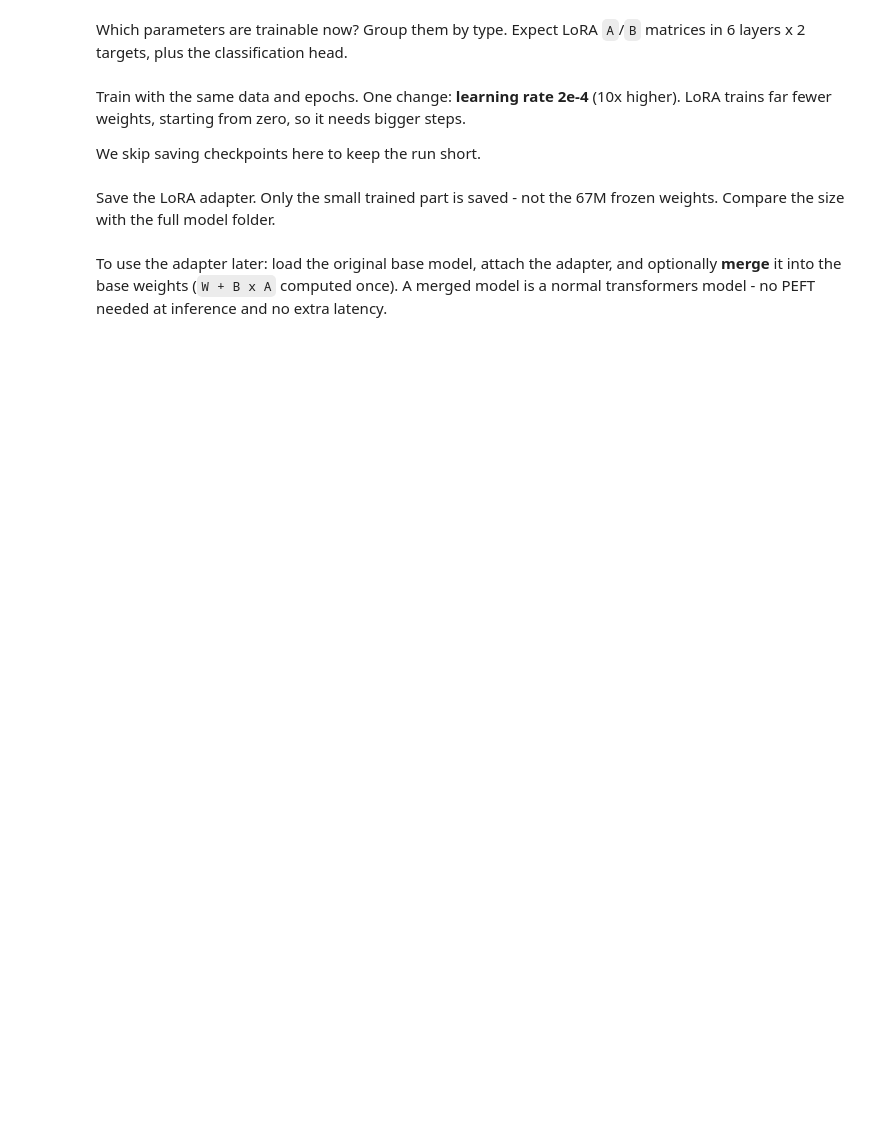
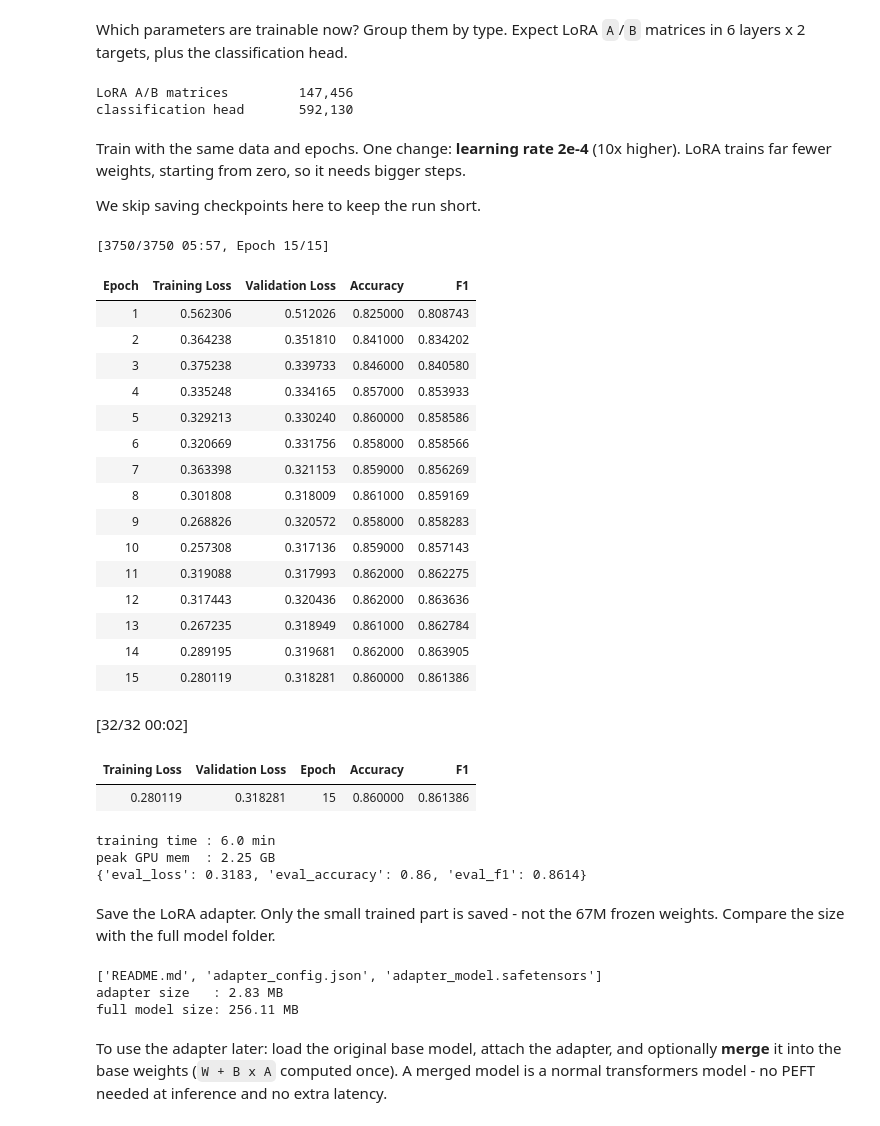
Before and after one commit to AdityaThakare72/MITU_post_hf_oct, a Jupyter notebook: 1finetuning_hf_oct10.ipynb, the cells around one changed output. Drawn from its saved outputs; the diff is of its cells as text; code cells hidden in the pictures; blank space fills up the shorter version.

Commit message:
11 oct finetuning and peft

```diff
--- a/1finetuning_hf_oct10.ipynb
+++ b/1finetuning_hf_oct10.ipynb
@@ -195,7 +308,9 @@ def tokenize(batch):
     # TODO: call the tokenizer on batch["text"]
     #       - cut long reviews at MAX_LENGTH (truncation)
     #       - do NOT pad here
-    pass
+
+    return tokenizer(batch["text"], truncation=True,
+                     max_length= MAX_LENGTH)
 
 train_tok = train_raw.map(tokenize, batched=True, remove_columns=["text"])
 test_tok = test_raw.map(tokenize, batched=True, remove_columns=["text"])
@@ -489,7 +754,15 @@ base_model = AutoModelForSequenceClassification.from_pretrained(
 
 # TODO: create a LoraConfig using the table above,
 #       then wrap base_model with get_peft_model
-lora_config = None
-lora_model = None
+
+lora_config = LoraConfig(
+    task_type="SEQ_CLS",
+    r=8,
+    lora_alpha=16,
+    lora_dropout=0.1,
+    target_modules=["q_lin", "v_lin"],
+)
+
+lora_model = get_peft_model(base_model, lora_config)
 
 lora_model.print_trainable_parameters()
@@ -514,6 +821,9 @@ for name, p in lora_model.named_parameters():
 
 for k, v in groups.items():
     print(f"{k:22s} {v:>10,}")
+# %% [output]
+LoRA A/B matrices         147,456
+classification head       592,130
 # %% [markdown]
 Train with the same data and epochs. One change: **learning rate 2e-4** (10x higher). LoRA trains far fewer weights, starting from zero, so it needs bigger steps.
 
@@ -521,42 +831,66 @@ We skip saving checkpoints here to keep the run short.
 # %%
 lora_args = TrainingArguments(
     output_dir="checkpoints_lora",
-    num_train_epochs=2,
+    num_train_epochs=15,
     per_device_train_batch_size=16,
     per_device_eval_batch_size=32,
-    learning_rate=2e-4,
+    learning_rate=2e-5,
     weight_decay=0.01,
     eval_strategy="epoch",
     save_strategy="no",
     logging_steps=25,
     fp16=torch.cuda.is_available(),
     report_to="none",
     seed=42,
 )
 
 lora_trainer = Trainer(
     model=lora_model,
     args=lora_args,
     train_dataset=train_tok,
     eval_dataset=test_tok,
     processing_class=tokenizer,
     data_collator=data_collator,
     compute_metrics=compute_metrics,
 )
 
 if torch.cuda.is_available():
     torch.cuda.reset_peak_memory_stats()
 
 start = time.time()
 lora_trainer.train()
 lora_time = time.time() - start
 
 lora_peak_mem = torch.cuda.max_memory_allocated() / 1024**3 if torch.cuda.is_available() else float("nan")
 lora_metrics = lora_trainer.evaluate()
 
 print(f"training time : {lora_time / 60:.1f} min")
 print(f"peak GPU mem  : {lora_peak_mem:.2f} GB")
 print({k: round(v, 4) for k, v in lora_metrics.items() if k in ["eval_loss", "eval_accuracy", "eval_f1"]})
+# %% [output]
+[3750/3750 05:57, Epoch 15/15]
+| Epoch | Training Loss | Validation Loss | Accuracy | F1 |
+| 1 | 0.562306 | 0.512026 | 0.825000 | 0.808743 |
+| 2 | 0.364238 | 0.351810 | 0.841000 | 0.834202 |
+| 3 | 0.375238 | 0.339733 | 0.846000 | 0.840580 |
+| 4 | 0.335248 | 0.334165 | 0.857000 | 0.853933 |
+| 5 | 0.329213 | 0.330240 | 0.860000 | 0.858586 |
+| 6 | 0.320669 | 0.331756 | 0.858000 | 0.858566 |
+| 7 | 0.363398 | 0.321153 | 0.859000 | 0.856269 |
+| 8 | 0.301808 | 0.318009 | 0.861000 | 0.859169 |
+| 9 | 0.268826 | 0.320572 | 0.858000 | 0.858283 |
+| 10 | 0.257308 | 0.317136 | 0.859000 | 0.857143 |
+| 11 | 0.319088 | 0.317993 | 0.862000 | 0.862275 |
+| 12 | 0.317443 | 0.320436 | 0.862000 | 0.863636 |
+| 13 | 0.267235 | 0.318949 | 0.861000 | 0.862784 |
+| 14 | 0.289195 | 0.319681 | 0.862000 | 0.863905 |
+| 15 | 0.280119 | 0.318281 | 0.860000 | 0.861386 |
+[32/32 00:02]
+| Training Loss | Validation Loss | Epoch | Accuracy | F1 |
+| 0.280119 | 0.318281 | 15 | 0.860000 | 0.861386 |
+training time : 6.0 min
+peak GPU mem  : 2.25 GB
+{'eval_loss': 0.3183, 'eval_accuracy': 0.86, 'eval_f1': 0.8614}
 # %% [markdown]
 Save the LoRA adapter. Only the small trained part is saved - not the 67M frozen weights. Compare the size with the full model folder.
 # %%
@@ -566,6 +900,10 @@ lora_model.save_pretrained(LORA_DIR)
 print(sorted(os.listdir(LORA_DIR)))
 print("adapter size   :", folder_size_mb(LORA_DIR), "MB")
 print("full model size:", folder_size_mb(FULL_DIR), "MB")
+# %% [output]
+['README.md', 'adapter_config.json', 'adapter_model.safetensors']
+adapter size   : 2.83 MB
+full model size: 256.11 MB
 # %% [markdown]
 To use the adapter later: load the original base model, attach the adapter, and optionally **merge** it into the base weights (`W + B x A` computed once). A merged model is a normal transformers model - no PEFT needed at inference and no extra latency.
 # %%
```
Also changed, not shown: parts of 35 cells of this notebook.
